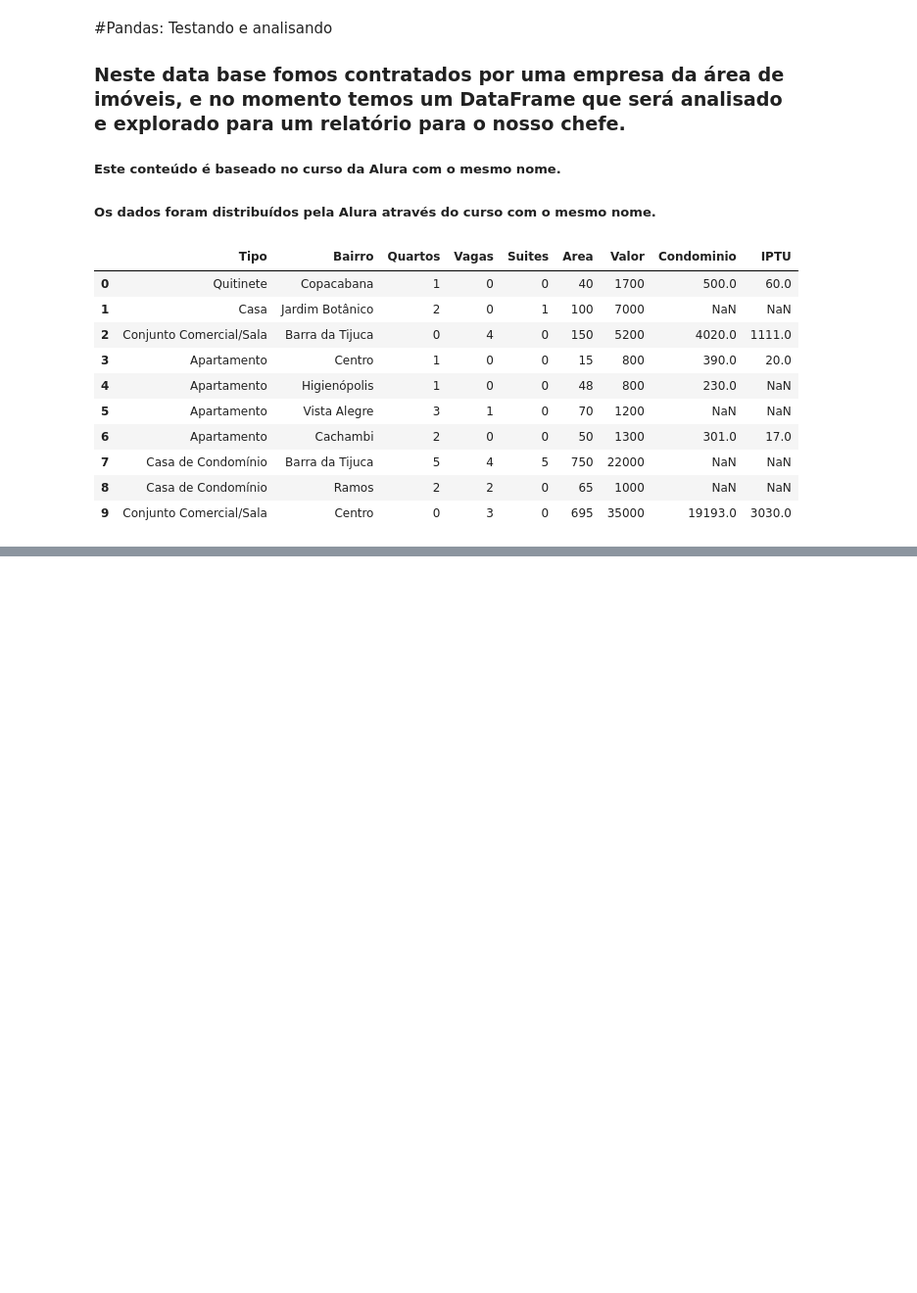
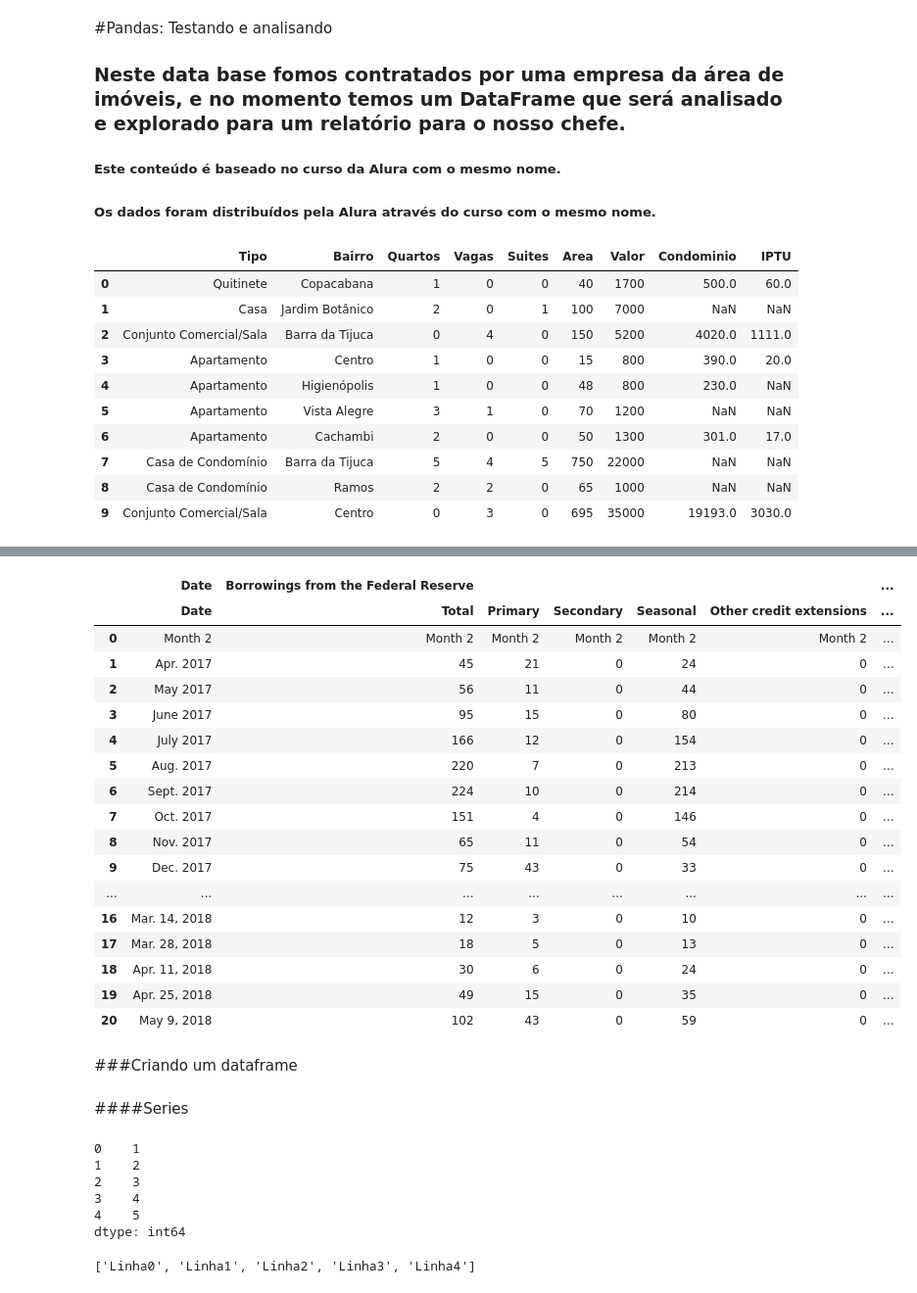
Before and after one commit to King-Bowie/pandas-testando-e-analisando, a Jupyter notebook: Pandas_Extras_testando_e_analisando.ipynb, the cells around one changed output, grey strips where cells are left out. Shown: that part at 98% size. Drawn from its saved outputs; the diff is of its cells as text; code cells hidden in the pictures; blank space fills up the shorter version.

```diff
--- a/Pandas_Extras_testando_e_analisando.ipynb
+++ b/Pandas_Extras_testando_e_analisando.ipynb
@@ -26,0 +115,25 @@ dados_json
+# %%
+html2[2]
+# %% [output]
+|  | Date | Borrowings from the Federal Reserve |  |  |  |  | ... |
+|  | Date | Total | Primary | Secondary | Seasonal | Other credit extensions | ... |
+| 0 | Month 2 | Month 2 | Month 2 | Month 2 | Month 2 | Month 2 | ... |
+| 1 | Apr. 2017 | 45 | 21 | 0 | 24 | 0 | ... |
+| 2 | May 2017 | 56 | 11 | 0 | 44 | 0 | ... |
+| 3 | June 2017 | 95 | 15 | 0 | 80 | 0 | ... |
+| 4 | July 2017 | 166 | 12 | 0 | 154 | 0 | ... |
+| 5 | Aug. 2017 | 220 | 7 | 0 | 213 | 0 | ... |
+| 6 | Sept. 2017 | 224 | 10 | 0 | 214 | 0 | ... |
+| 7 | Oct. 2017 | 151 | 4 | 0 | 146 | 0 | ... |
+| 8 | Nov. 2017 | 65 | 11 | 0 | 54 | 0 | ... |
+| 9 | Dec. 2017 | 75 | 43 | 0 | 33 | 0 | ... |
+| ... | ... | ... | ... | ... | ... | ... | ... |
+| 16 | Mar. 14, 2018 | 12 | 3 | 0 | 10 | 0 | ... |
+| 17 | Mar. 28, 2018 | 18 | 5 | 0 | 13 | 0 | ... |
+| 18 | Apr. 11, 2018 | 30 | 6 | 0 | 24 | 0 | ... |
+| 19 | Apr. 25, 2018 | 49 | 15 | 0 | 35 | 0 | ... |
+| 20 | May 9, 2018 | 102 | 43 | 0 | 59 | 0 | ... |
+# %% [markdown]
+###Criando um dataframe
+# %% [markdown]
+####Series
@@ -26,0 +142,15 @@ dados_json
+# %%
+s = pd.Series(data)
+s
+# %% [output]
+0    1
+1    2
+2    3
+3    4
+4    5
+dtype: int64
+# %%
+index = ['Linha' + str(i) for i in range(5) ]
+index
+# %% [output]
+['Linha0', 'Linha1', 'Linha2', 'Linha3', 'Linha4']
```
Also changed, not shown: parts of 16 cells of this notebook.
